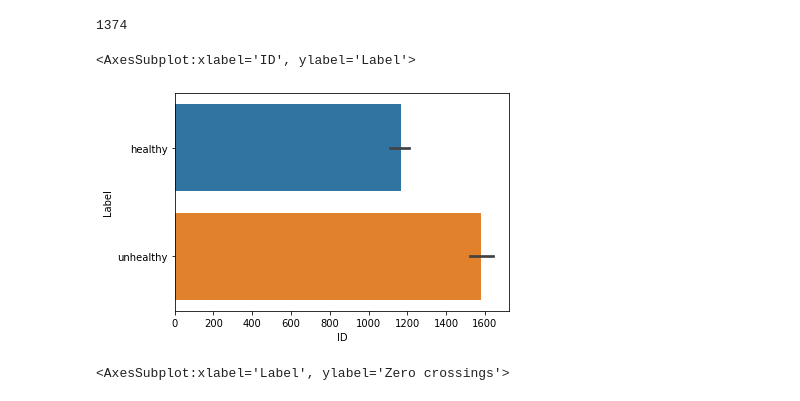
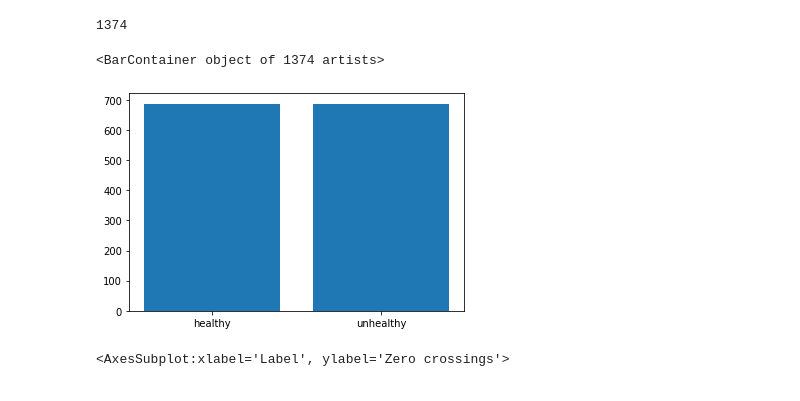
Before and after one commit to GabrielaSmolen/voice-anomaly-detector, a Jupyter notebook: notebooks/eda.ipynb, the cells around one changed output. Saved outputs shown, nothing was run; the diff lists cells and outputs as text; code cells hidden in the pictures.

```diff
--- a/notebooks/eda.ipynb
+++ b/notebooks/eda.ipynb
@@ -22,11 +22,13 @@ len(df["Label"])
 1373    unhealthy
 Name: Label, Length: 1374, dtype: object
 1374
+# %%
+a = df["Label"].value_counts()
 # %%
-sns.barplot(x="ID", y="Label", data=df)
+plt.bar(df["Label"], a[df["Label"]])
 # %% [output]
-<AxesSubplot:xlabel='ID', ylabel='Label'>
+<BarContainer object of 1374 artists>
-[figure, old version]
+[figure, new version]
 # %%
 sns.violinplot(x="Label", y="Zero crossings", data=df)
 # %% [output]
```
Also changed, not shown: parts of 18 cells of this notebook.
